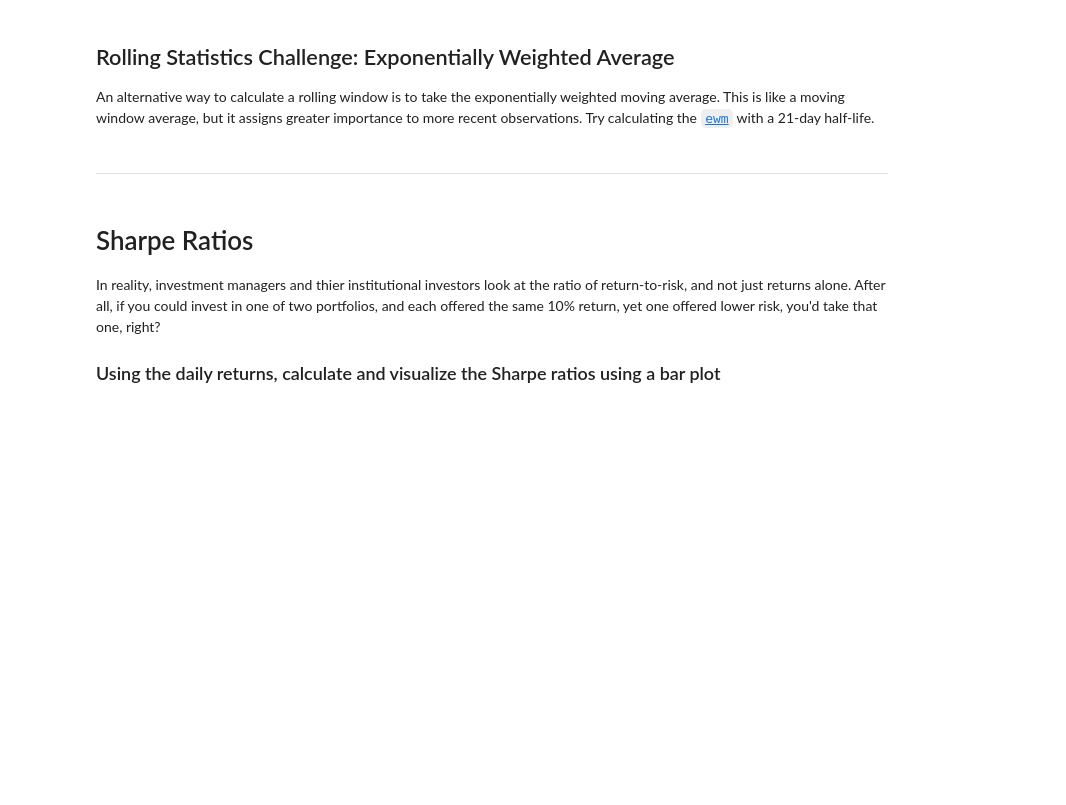
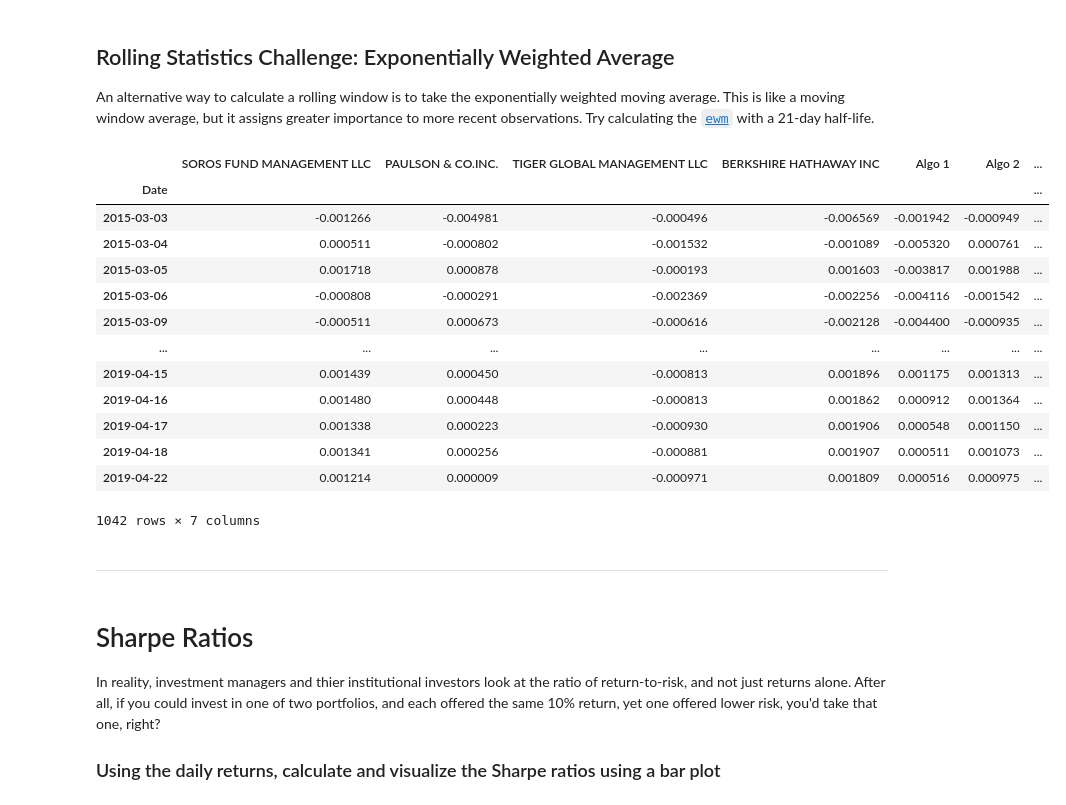
Before and after one commit to jarewa2/Pandas, a Jupyter notebook: whale_analysis.ipynb, the cells around one changed output. Drawn from its saved outputs; the diff is of its cells as text; code cells hidden in the pictures; blank space fills up the shorter version.

```diff
--- a/whale_analysis.ipynb
+++ b/whale_analysis.ipynb
@@ -339,6 +336,23 @@ print(algo1_beta)
 An alternative way to calculate a rolling window is to take the exponentially weighted moving average. This is like a moving window average, but it assigns greater importance to more recent observations. Try calculating the [`ewm`](https://pandas.pydata.org/pandas-docs/stable/reference/api/pandas.DataFrame.ewm.html) with a 21-day half-life.
 # %%
 # Use `ewm` to calculate the rolling window
+rolling_ewm = combined_df.ewm(halflife=21).mean()
+rolling_ewm
+# %% [output]
+|  | SOROS FUND MANAGEMENT LLC | PAULSON & CO.INC. | TIGER GLOBAL MANAGEMENT LLC | BERKSHIRE HATHAWAY INC | Algo 1 | Algo 2 | ... |
+| Date |  |  |  |  |  |  | ... |
+| 2015-03-03 | -0.001266 | -0.004981 | -0.000496 | -0.006569 | -0.001942 | -0.000949 | ... |
+| 2015-03-04 | 0.000511 | -0.000802 | -0.001532 | -0.001089 | -0.005320 | 0.000761 | ... |
+| 2015-03-05 | 0.001718 | 0.000878 | -0.000193 | 0.001603 | -0.003817 | 0.001988 | ... |
+| 2015-03-06 | -0.000808 | -0.000291 | -0.002369 | -0.002256 | -0.004116 | -0.001542 | ... |
+| 2015-03-09 | -0.000511 | 0.000673 | -0.000616 | -0.002128 | -0.004400 | -0.000935 | ... |
+| ... | ... | ... | ... | ... | ... | ... | ... |
+| 2019-04-15 | 0.001439 | 0.000450 | -0.000813 | 0.001896 | 0.001175 | 0.001313 | ... |
+| 2019-04-16 | 0.001480 | 0.000448 | -0.000813 | 0.001862 | 0.000912 | 0.001364 | ... |
+| 2019-04-17 | 0.001338 | 0.000223 | -0.000930 | 0.001906 | 0.000548 | 0.001150 | ... |
+| 2019-04-18 | 0.001341 | 0.000256 | -0.000881 | 0.001907 | 0.000511 | 0.001073 | ... |
+| 2019-04-22 | 0.001214 | 0.000009 | -0.000971 | 0.001809 | 0.000516 | 0.000975 | ... |
+1042 rows × 7 columns
 # %% [markdown]
 ---
 # %% [markdown]
```
Also changed, not shown: parts of 1 cell of this notebook.
